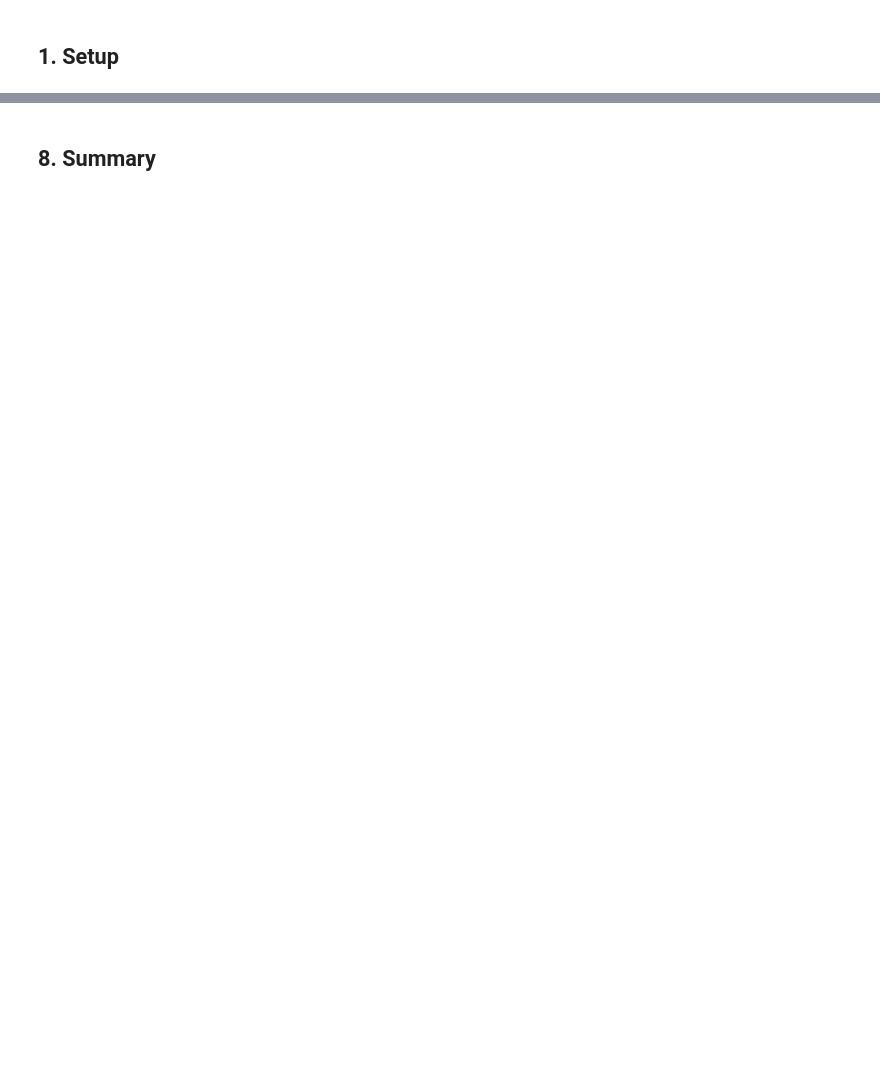
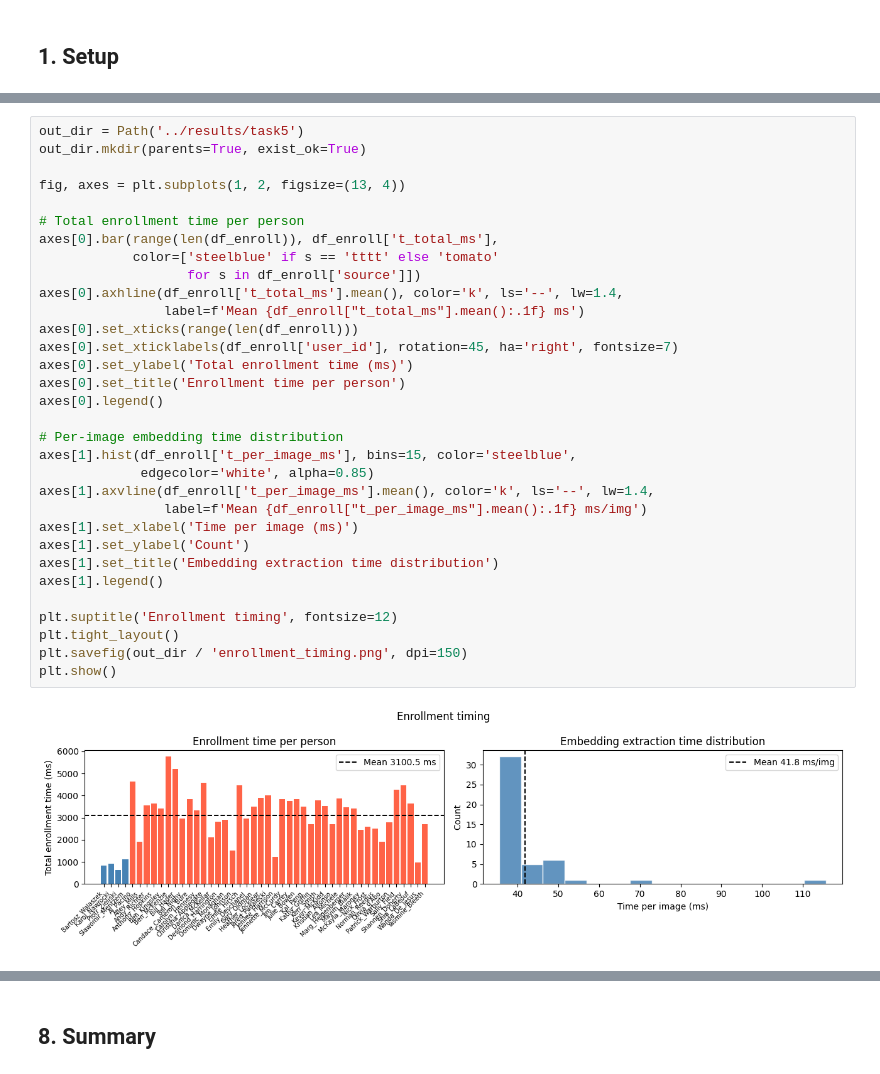
Before and after one commit to FifiTV/face, a Jupyter notebook: notebooks/06_task5_timing.ipynb, the cells around one changed output, grey strips where cells are left out. Cells and saved outputs as stored; diff of their text form; blank space fills up the shorter version.

Commit message:
task3, 4 and 5 -- corrected

```diff
--- a/notebooks/06_task5_timing.ipynb
+++ b/notebooks/06_task5_timing.ipynb
@@ -154,0 +200,34 @@ print(f'  Max  : {t_id_max:.2f} ms')
+# %%
+out_dir = Path('../results/task5')
+out_dir.mkdir(parents=True, exist_ok=True)
+
+fig, axes = plt.subplots(1, 2, figsize=(13, 4))
+
+# Total enrollment time per person
+axes[0].bar(range(len(df_enroll)), df_enroll['t_total_ms'],
+            color=['steelblue' if s == 'tttt' else 'tomato'
+                   for s in df_enroll['source']])
+axes[0].axhline(df_enroll['t_total_ms'].mean(), color='k', ls='--', lw=1.4,
+                label=f'Mean {df_enroll["t_total_ms"].mean():.1f} ms')
+axes[0].set_xticks(range(len(df_enroll)))
+axes[0].set_xticklabels(df_enroll['user_id'], rotation=45, ha='right', fontsize=7)
+axes[0].set_ylabel('Total enrollment time (ms)')
+axes[0].set_title('Enrollment time per person')
+axes[0].legend()
+
+# Per-image embedding time distribution
+axes[1].hist(df_enroll['t_per_image_ms'], bins=15, color='steelblue',
+             edgecolor='white', alpha=0.85)
+axes[1].axvline(df_enroll['t_per_image_ms'].mean(), color='k', ls='--', lw=1.4,
+                label=f'Mean {df_enroll["t_per_image_ms"].mean():.1f} ms/img')
+axes[1].set_xlabel('Time per image (ms)')
+axes[1].set_ylabel('Count')
+axes[1].set_title('Embedding extraction time distribution')
+axes[1].legend()
+
+plt.suptitle('Enrollment timing', fontsize=12)
+plt.tight_layout()
+plt.savefig(out_dir / 'enrollment_timing.png', dpi=150)
+plt.show()
+# %% [output]
+[figure, added]
```
Also changed, not shown: parts of 26 cells of this notebook, 2 other files.
